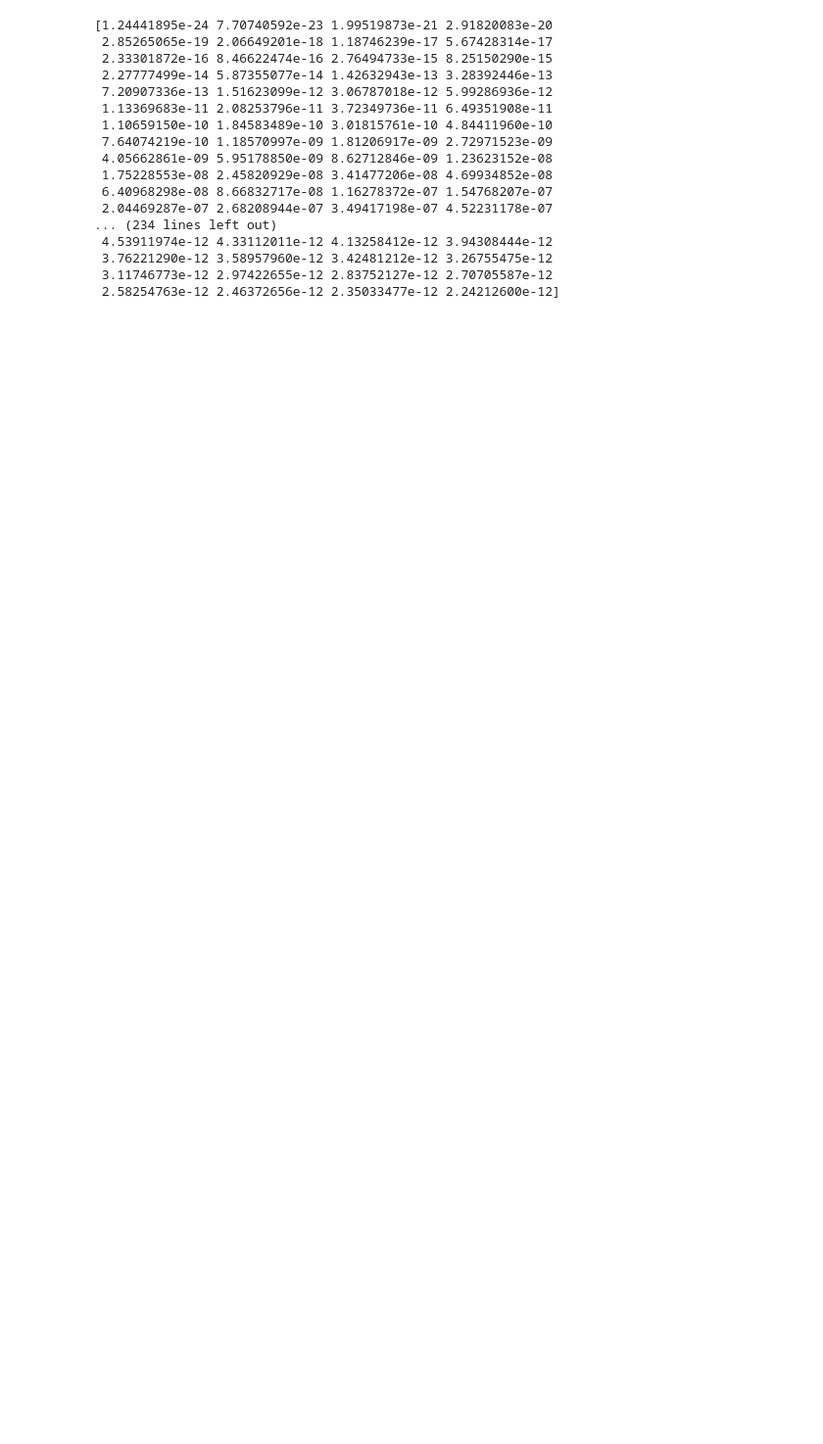
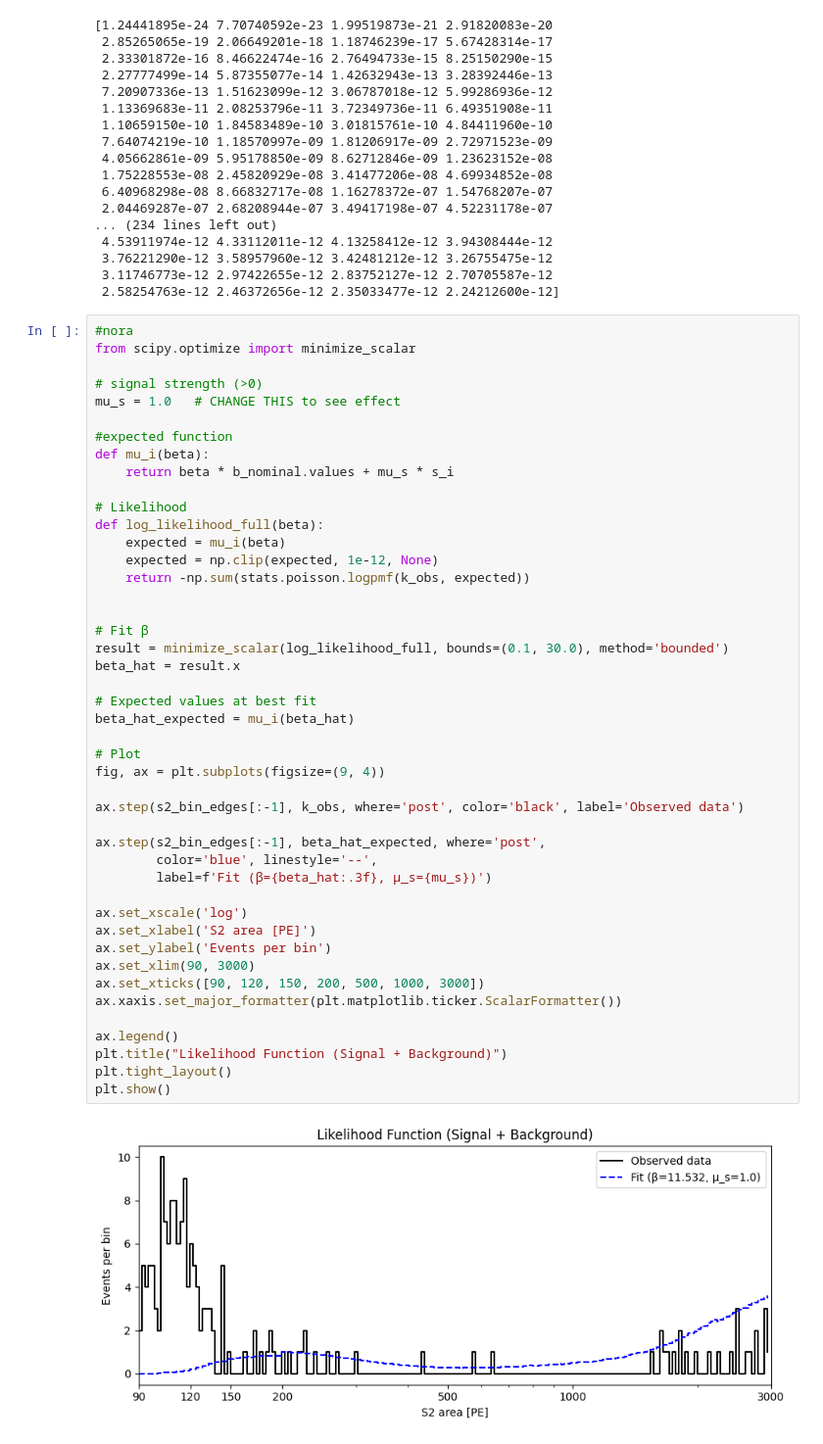
Before and after one commit to QuadroVert/DM1StatsGroupRepo2026, a Jupyter notebook: likelihood.ipynb, the cells around one changed output. Shown at 98% size. Cells and saved outputs as stored; diff of their text form; blank space fills up the shorter version.

```diff
--- a/likelihood.ipynb
+++ b/likelihood.ipynb
@@ -283,3 +283,50 @@ print(posterior)
  3.76221290e-12 3.58957960e-12 3.42481212e-12 3.26755475e-12
  3.11746773e-12 2.97422655e-12 2.83752127e-12 2.70705587e-12
  2.58254763e-12 2.46372656e-12 2.35033477e-12 2.24212600e-12]
+# %%
+#nora
+from scipy.optimize import minimize_scalar
+
+# signal strength (>0)
+mu_s = 1.0   # CHANGE THIS to see effect
+
+#expected function
+def mu_i(beta):
+    return beta * b_nominal.values + mu_s * s_i
+
+# Likelihood
+def log_likelihood_full(beta):
+    expected = mu_i(beta)
+    expected = np.clip(expected, 1e-12, None)
+    return -np.sum(stats.poisson.logpmf(k_obs, expected))
+
+
+# Fit β
+result = minimize_scalar(log_likelihood_full, bounds=(0.1, 30.0), method='bounded')
+beta_hat = result.x
+
+# Expected values at best fit
+beta_hat_expected = mu_i(beta_hat)
+
+# Plot
+fig, ax = plt.subplots(figsize=(9, 4))
+
+ax.step(s2_bin_edges[:-1], k_obs, where='post', color='black', label='Observed data')
+
+ax.step(s2_bin_edges[:-1], beta_hat_expected, where='post',
+        color='blue', linestyle='--',
+        label=f'Fit (β={beta_hat:.3f}, μ_s={mu_s})')
+
+ax.set_xscale('log')
+ax.set_xlabel('S2 area [PE]')
+ax.set_ylabel('Events per bin')
+ax.set_xlim(90, 3000)
+ax.set_xticks([90, 120, 150, 200, 500, 1000, 3000])
+ax.xaxis.set_major_formatter(plt.matplotlib.ticker.ScalarFormatter())
+
+ax.legend()
+plt.title("Likelihood Function (Signal + Background)")
+plt.tight_layout()
+plt.show()
+# %% [output]
+[figure, added]
```
Also changed, not shown: parts of 1 cell of this notebook.
